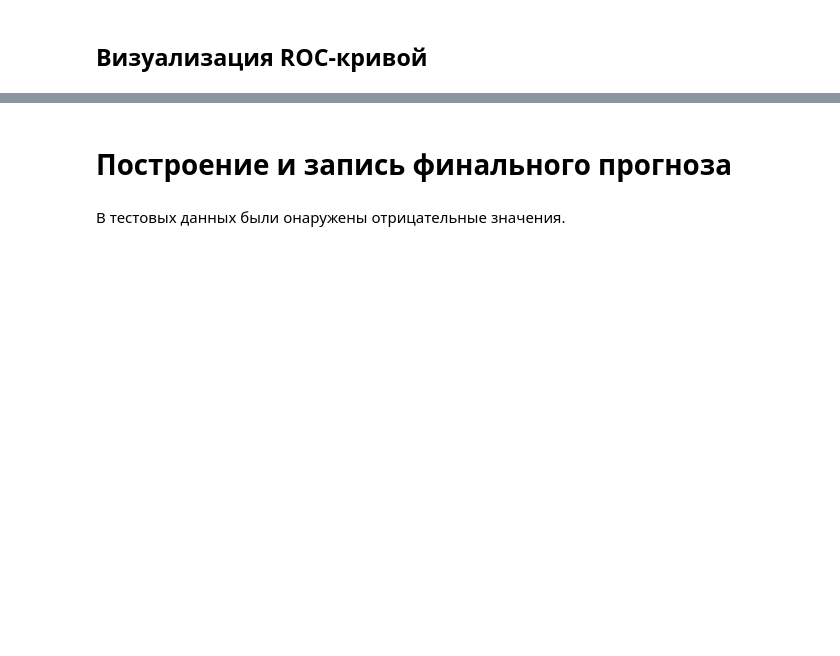
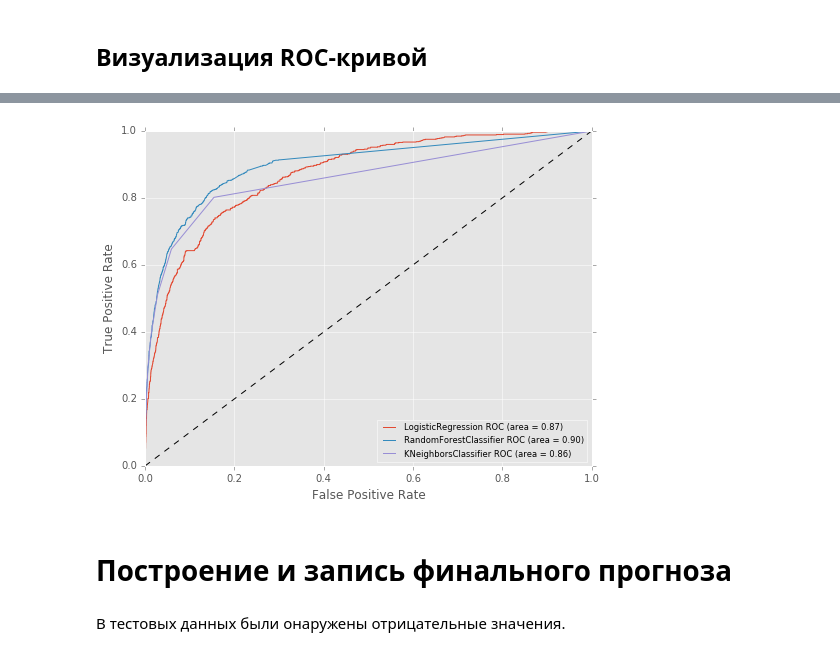
Before and after one commit to Evgeneus/InData-Labs-Contest, a Jupyter notebook: star_mission.ipynb, the cells around one changed output, grey strips where cells are left out. Drawn from its saved outputs; the diff is of its cells as text; code cells hidden in the pictures; blank space fills up the shorter version.

```diff
--- a/star_mission.ipynb
+++ b/star_mission.ipynb
@@ -418,3 +411,7 @@ pl.show()
+# %%
+Image(filename='img/roc_auc.png')
+# %% [output]
+[figure, added]
 # %% [markdown]
 # Построение и запись финального прогноза
 # %% [markdown]
```
Also changed, not shown: parts of 13 cells of this notebook, 2 other files.
